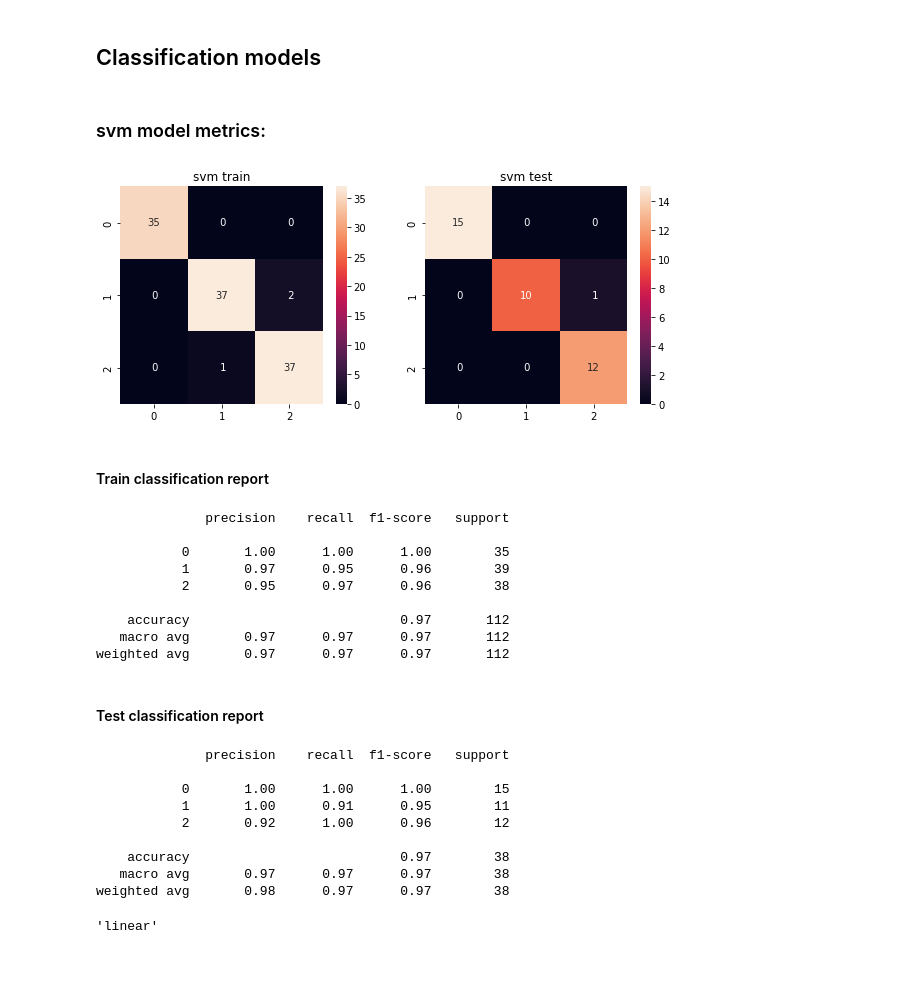
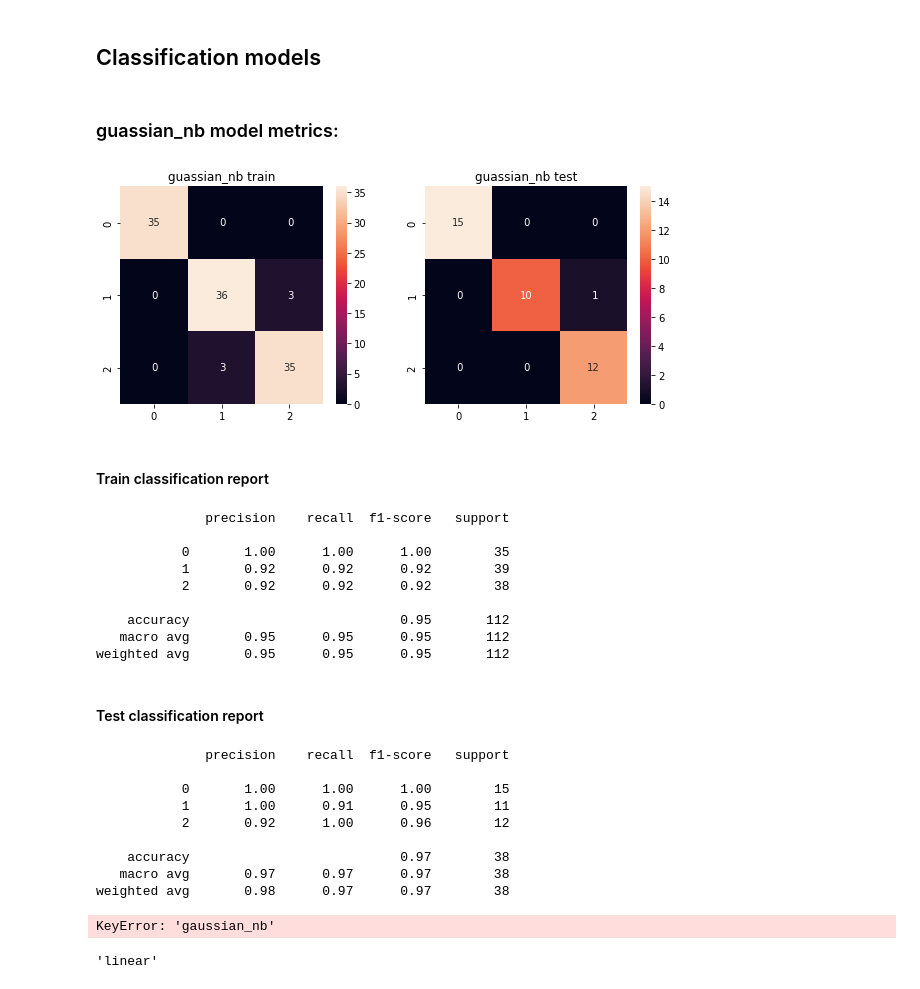
Before and after one commit to marcosalvalaggio/edamame, a Jupyter notebook: examples/classification/multilabel.ipynb, the cells around one changed output. Saved outputs shown, nothing was run; the diff lists cells and outputs as text; code cells hidden in the pictures.

```diff
--- a/examples/classification/multilabel.ipynb
+++ b/examples/classification/multilabel.ipynb
@@ -43,6 +43,6 @@ X.head()
 | 3 | 4.6 | 3.1 | 1.5 | 0.2 |
 | 4 | 5.0 | 3.6 | 1.4 | 0.2 |
 # %%
-y = pd.DataFrame(y, columns=['y'])
+y = pd.Series(y)
 y.head()
 # %% [output]
@@ -94,20 +94,20 @@ rf = classifier.random_forest()
 xgb = classifier.xgboost()
 nb = classifier.gaussian_nb()
 # %%
-classifier.model_metrics(model_name="svm", cm=True)
+classifier.model_metrics(model_name="guassian_nb", cm=True)
 # %% [output]
-### svm model metrics:
+### guassian_nb model metrics:
-[figure, old version]
+[figure, new version]
 #### Train classification report
               precision    recall  f1-score   support
 
            0       1.00      1.00      1.00        35
-           1       0.97      0.95      0.96        39
-           2       0.95      0.97      0.96        38
+           1       0.92      0.92      0.92        39
+           2       0.92      0.92      0.92        38
 
-    accuracy                           0.97       112
-   macro avg       0.97      0.97      0.97       112
-weighted avg       0.97      0.97      0.97       112
+    accuracy                           0.95       112
+   macro avg       0.95      0.95      0.95       112
+weighted avg       0.95      0.95      0.95       112
 #### Test classification report
               precision    recall  f1-score   support
 
@@ -119,7 +119,9 @@ weighted avg       0.97      0.97      0.97       112
    macro avg       0.97      0.97      0.97        38
 weighted avg       0.98      0.97      0.97        38
 # %%
-classifier.save_model(model_name="svm")
+classifier.save_model(model_name="gaussian_nb")
+# %% [output]
+KeyError: 'gaussian_nb'
 # %%
 svm_upload = eda.load_model(path='svm.pkl')
 svm_upload.kernel
```
Also changed, not shown: parts of 3 cells of this notebook, 24 other files.
